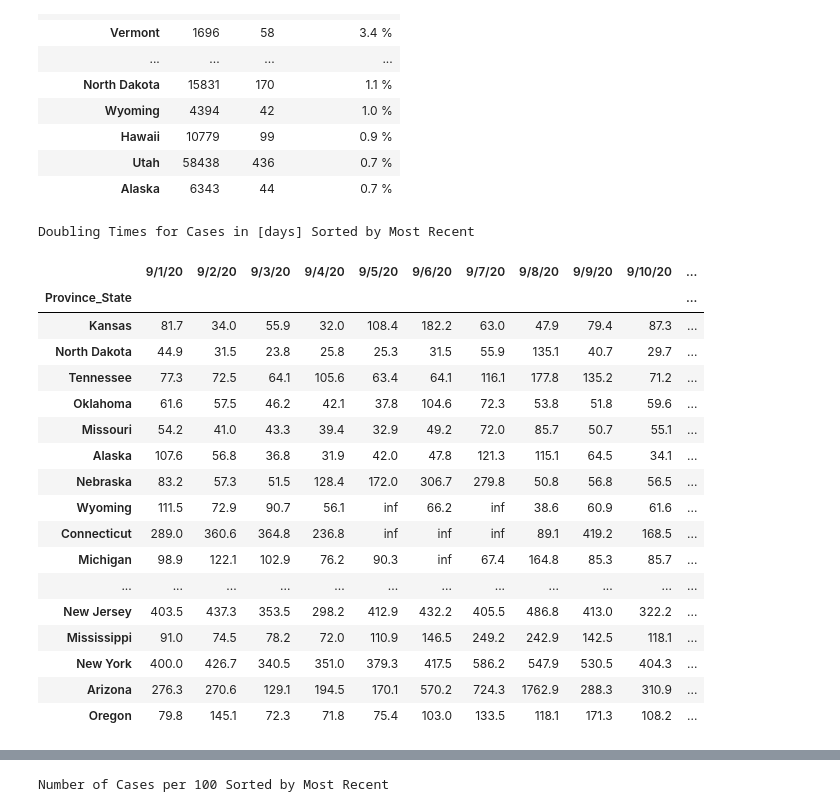
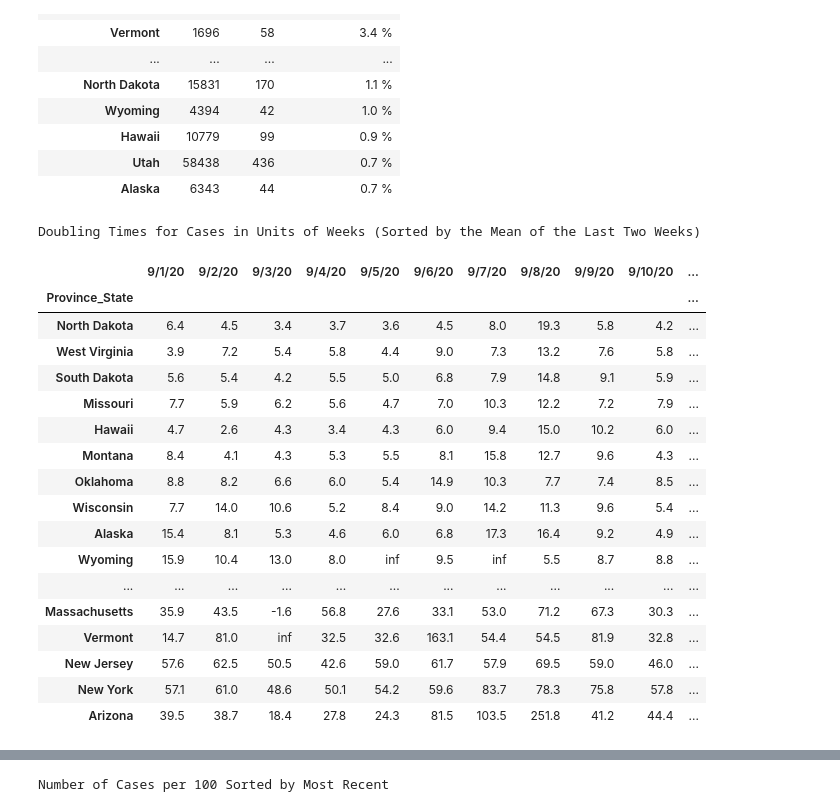
Before and after one commit to caseyjamesdavis/covid19-numbers, a Jupyter notebook: covid 19 numbers US.ipynb, the cells around one changed output, grey strips where cells are left out. Saved outputs shown, nothing was run; the diff lists cells and outputs as text; code cells hidden in the pictures.

```diff
--- a/covid 19 numbers US.ipynb
+++ b/covid 19 numbers US.ipynb
@@ -142,31 +149,32 @@ All States Sorted by CFR
 | Alaska | 6343 | 44 | 0.7 % |
 # %%
 cases_doubling_time = ln(2)/ln(1 + cases.pct_change(axis='columns'))
-cases_doubling_time = cases_doubling_time.loc[ :, cases.columns[-14:] ]
+cases_doubling_time = cases_doubling_time.loc[ :, cases.columns[-14:] ] / 7.0
+
+cases_doubling_time['Mean'] = cases_doubling_time[cases_doubling_time>0].replace([np.inf, -np.inf], np.nan).mean(axis=1)
 
 cases_doubling_time = cases_doubling_time.sort_values(by=[cases_doubling_time.columns[-1]])
 
-# cases_doubling_time.style.background_gradient(cmap='Greens', vmin=1*7, vmax=4*7).format("{:.1f}").set_caption("Doubling Times for Cases in [days] Sorted by Most Recent")
-cases_doubling_time.style.background_gradient(cmap='RdYlGn', vmin=365.25/12.0, vmax=365.25/2.0).format("{:.1f}").set_caption("Doubling Times for Cases in [days] Sorted by Most Recent")
+cases_doubling_time.style.background_gradient(cmap='RdYlGn', vmin=4, vmax=26).format("{:.1f}").set_caption("Doubling Times for Cases in Units of Weeks (Sorted by the Mean of the Last Two Weeks)")
 # %% [output]
-Doubling Times for Cases in [days] Sorted by Most Recent
+Doubling Times for Cases in Units of Weeks (Sorted by the Mean of the Last Two Weeks)
 |  | 9/1/20 | 9/2/20 | 9/3/20 | 9/4/20 | 9/5/20 | 9/6/20 | 9/7/20 | 9/8/20 | 9/9/20 | 9/10/20 | ... |
 | Province_State |  |  |  |  |  |  |  |  |  |  | ... |
-| Kansas | 81.7 | 34.0 | 55.9 | 32.0 | 108.4 | 182.2 | 63.0 | 47.9 | 79.4 | 87.3 | ... |
-| North Dakota | 44.9 | 31.5 | 23.8 | 25.8 | 25.3 | 31.5 | 55.9 | 135.1 | 40.7 | 29.7 | ... |
-| Tennessee | 77.3 | 72.5 | 64.1 | 105.6 | 63.4 | 64.1 | 116.1 | 177.8 | 135.2 | 71.2 | ... |
-| Oklahoma | 61.6 | 57.5 | 46.2 | 42.1 | 37.8 | 104.6 | 72.3 | 53.8 | 51.8 | 59.6 | ... |
-| Missouri | 54.2 | 41.0 | 43.3 | 39.4 | 32.9 | 49.2 | 72.0 | 85.7 | 50.7 | 55.1 | ... |
-| Alaska | 107.6 | 56.8 | 36.8 | 31.9 | 42.0 | 47.8 | 121.3 | 115.1 | 64.5 | 34.1 | ... |
-| Nebraska | 83.2 | 57.3 | 51.5 | 128.4 | 172.0 | 306.7 | 279.8 | 50.8 | 56.8 | 56.5 | ... |
-| Wyoming | 111.5 | 72.9 | 90.7 | 56.1 | inf | 66.2 | inf | 38.6 | 60.9 | 61.6 | ... |
-| Connecticut | 289.0 | 360.6 | 364.8 | 236.8 | inf | inf | inf | 89.1 | 419.2 | 168.5 | ... |
-| Michigan | 98.9 | 122.1 | 102.9 | 76.2 | 90.3 | inf | 67.4 | 164.8 | 85.3 | 85.7 | ... |
+| North Dakota | 6.4 | 4.5 | 3.4 | 3.7 | 3.6 | 4.5 | 8.0 | 19.3 | 5.8 | 4.2 | ... |
+| West Virginia | 3.9 | 7.2 | 5.4 | 5.8 | 4.4 | 9.0 | 7.3 | 13.2 | 7.6 | 5.8 | ... |
+| South Dakota | 5.6 | 5.4 | 4.2 | 5.5 | 5.0 | 6.8 | 7.9 | 14.8 | 9.1 | 5.9 | ... |
+| Missouri | 7.7 | 5.9 | 6.2 | 5.6 | 4.7 | 7.0 | 10.3 | 12.2 | 7.2 | 7.9 | ... |
+| Hawaii | 4.7 | 2.6 | 4.3 | 3.4 | 4.3 | 6.0 | 9.4 | 15.0 | 10.2 | 6.0 | ... |
+| Montana | 8.4 | 4.1 | 4.3 | 5.3 | 5.5 | 8.1 | 15.8 | 12.7 | 9.6 | 4.3 | ... |
+| Oklahoma | 8.8 | 8.2 | 6.6 | 6.0 | 5.4 | 14.9 | 10.3 | 7.7 | 7.4 | 8.5 | ... |
+| Wisconsin | 7.7 | 14.0 | 10.6 | 5.2 | 8.4 | 9.0 | 14.2 | 11.3 | 9.6 | 5.4 | ... |
+| Alaska | 15.4 | 8.1 | 5.3 | 4.6 | 6.0 | 6.8 | 17.3 | 16.4 | 9.2 | 4.9 | ... |
+| Wyoming | 15.9 | 10.4 | 13.0 | 8.0 | inf | 9.5 | inf | 5.5 | 8.7 | 8.8 | ... |
 | ... | ... | ... | ... | ... | ... | ... | ... | ... | ... | ... | ... |
-| New Jersey | 403.5 | 437.3 | 353.5 | 298.2 | 412.9 | 432.2 | 405.5 | 486.8 | 413.0 | 322.2 | ... |
-| Mississippi | 91.0 | 74.5 | 78.2 | 72.0 | 110.9 | 146.5 | 249.2 | 242.9 | 142.5 | 118.1 | ... |
-| New York | 400.0 | 426.7 | 340.5 | 351.0 | 379.3 | 417.5 | 586.2 | 547.9 | 530.5 | 404.3 | ... |
-| Arizona | 276.3 | 270.6 | 129.1 | 194.5 | 170.1 | 570.2 | 724.3 | 1762.9 | 288.3 | 310.9 | ... |
-| Oregon | 79.8 | 145.1 | 72.3 | 71.8 | 75.4 | 103.0 | 133.5 | 118.1 | 171.3 | 108.2 | ... |
+| Massachusetts | 35.9 | 43.5 | -1.6 | 56.8 | 27.6 | 33.1 | 53.0 | 71.2 | 67.3 | 30.3 | ... |
+| Vermont | 14.7 | 81.0 | inf | 32.5 | 32.6 | 163.1 | 54.4 | 54.5 | 81.9 | 32.8 | ... |
+| New Jersey | 57.6 | 62.5 | 50.5 | 42.6 | 59.0 | 61.7 | 57.9 | 69.5 | 59.0 | 46.0 | ... |
+| New York | 57.1 | 61.0 | 48.6 | 50.1 | 54.2 | 59.6 | 83.7 | 78.3 | 75.8 | 57.8 | ... |
+| Arizona | 39.5 | 38.7 | 18.4 | 27.8 | 24.3 | 81.5 | 103.5 | 251.8 | 41.2 | 44.4 | ... |
 # %%
 deaths_doubling_time = ln(2)/ln(1 + deaths.pct_change(axis='columns'))
```
Also changed, not shown: parts of 8 cells of this notebook, 12 other files.
